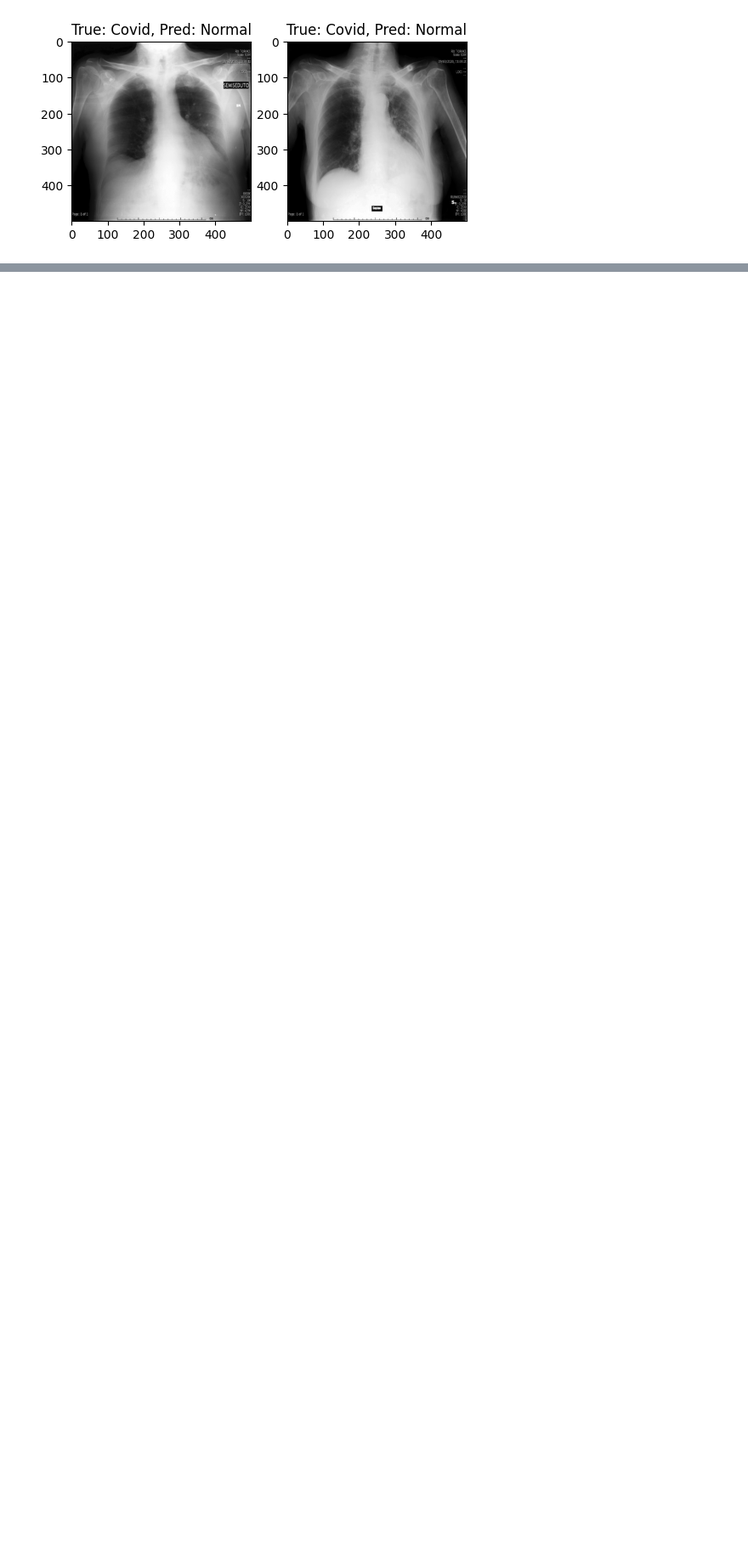
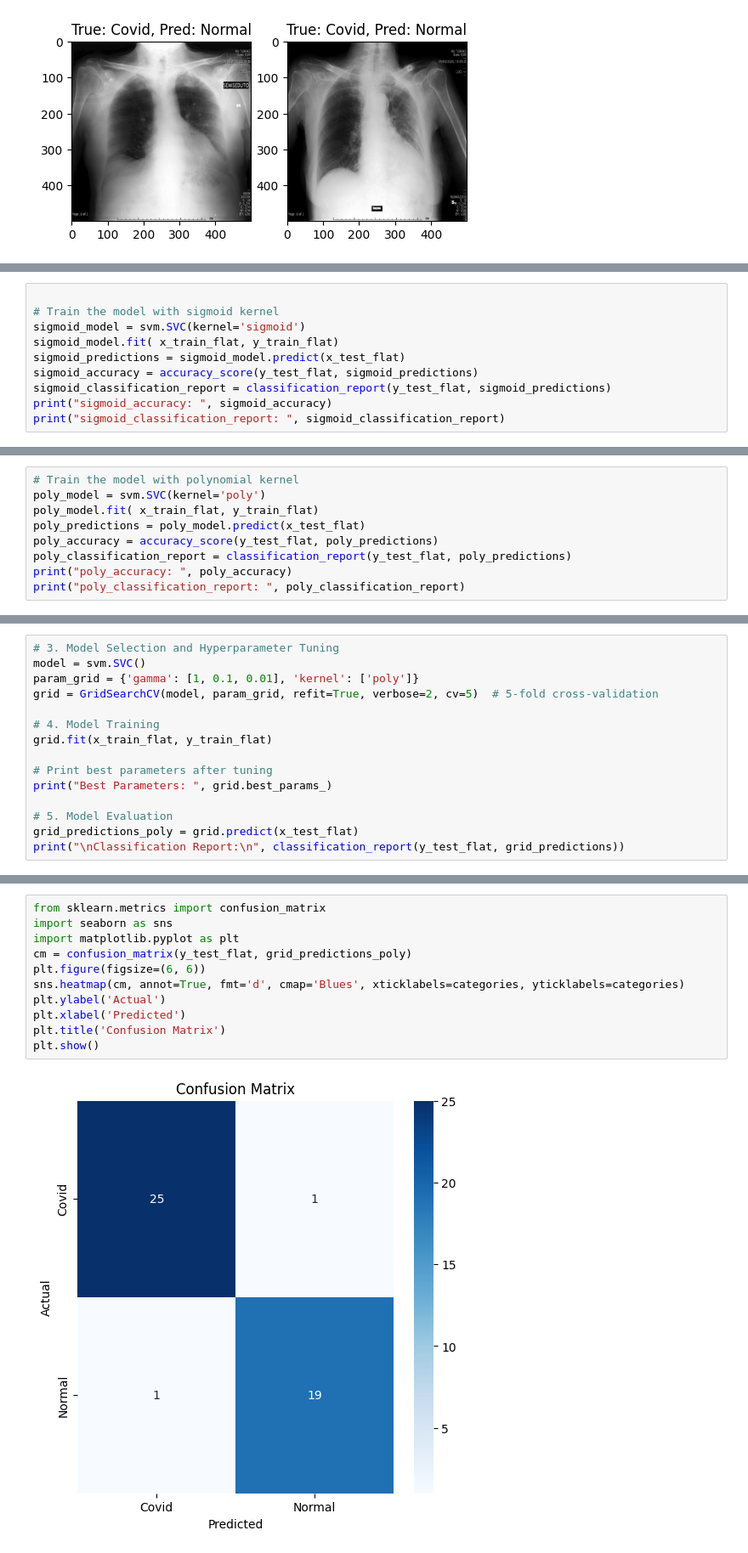
Before and after one commit to RajKumar-Developer/mlProject, a Jupyter notebook: SVM_model.ipynb, the cells around one changed output, grey strips where cells are left out. Shown at 85% size. Cells and saved outputs as stored; diff of their text form; blank space fills up the shorter version.

```diff
--- a/SVM_model.ipynb
+++ b/SVM_model.ipynb
@@ -136,0 +186,10 @@ plt.show()
+# %%
+
+# Train the model with sigmoid kernel
+sigmoid_model = svm.SVC(kernel='sigmoid')
+sigmoid_model.fit( x_train_flat, y_train_flat)
+sigmoid_predictions = sigmoid_model.predict(x_test_flat)
+sigmoid_accuracy = accuracy_score(y_test_flat, sigmoid_predictions)
+sigmoid_classification_report = classification_report(y_test_flat, sigmoid_predictions)
+print("sigmoid_accuracy: ", sigmoid_accuracy)
+print("sigmoid_classification_report: ", sigmoid_classification_report)
@@ -136,0 +206,9 @@ plt.show()
+# %%
+# Train the model with polynomial kernel
+poly_model = svm.SVC(kernel='poly')
+poly_model.fit( x_train_flat, y_train_flat)
+poly_predictions = poly_model.predict(x_test_flat)
+poly_accuracy = accuracy_score(y_test_flat, poly_predictions)
+poly_classification_report = classification_report(y_test_flat, poly_predictions)
+print("poly_accuracy: ", poly_accuracy)
+print("poly_classification_report: ", poly_classification_report)
@@ -136,0 +225,15 @@ plt.show()
+# %%
+# 3. Model Selection and Hyperparameter Tuning
+model = svm.SVC()
+param_grid = {'gamma': [1, 0.1, 0.01], 'kernel': ['poly']}
+grid = GridSearchCV(model, param_grid, refit=True, verbose=2, cv=5)  # 5-fold cross-validation
+
+# 4. Model Training
+grid.fit(x_train_flat, y_train_flat)
+
+# Print best parameters after tuning
+print("Best Parameters: ", grid.best_params_)
+
+# 5. Model Evaluation
+grid_predictions_poly = grid.predict(x_test_flat)
+print("\nClassification Report:\n", classification_report(y_test_flat, grid_predictions))
@@ -136,0 +258,13 @@ plt.show()
+# %%
+from sklearn.metrics import confusion_matrix
+import seaborn as sns
+import matplotlib.pyplot as plt
+cm = confusion_matrix(y_test_flat, grid_predictions_poly)
+plt.figure(figsize=(6, 6))
+sns.heatmap(cm, annot=True, fmt='d', cmap='Blues', xticklabels=categories, yticklabels=categories)
+plt.ylabel('Actual')
+plt.xlabel('Predicted')
+plt.title('Confusion Matrix')
+plt.show()
+# %% [output]
+[figure, added]
```
Also changed, not shown: parts of 25 cells of this notebook, 2 other files.
